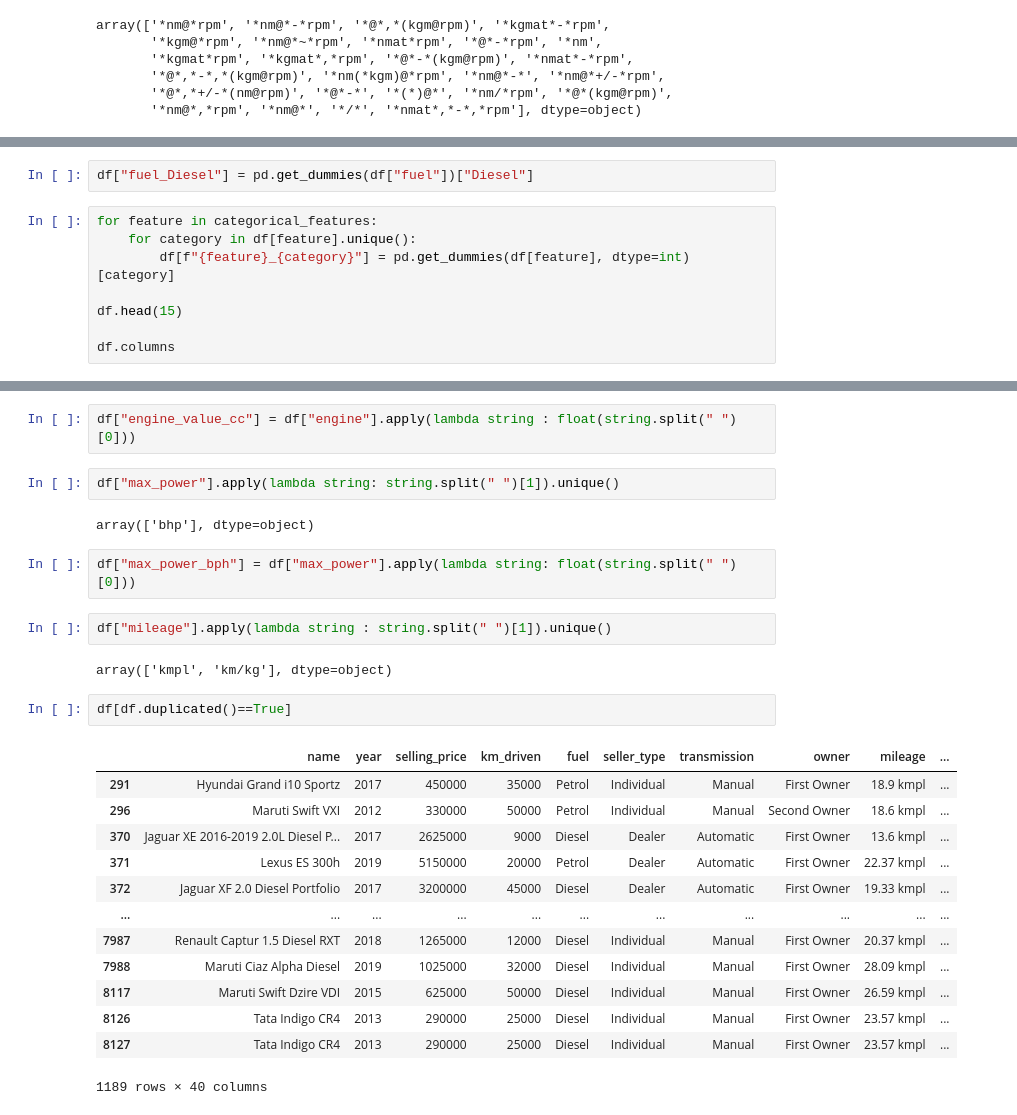
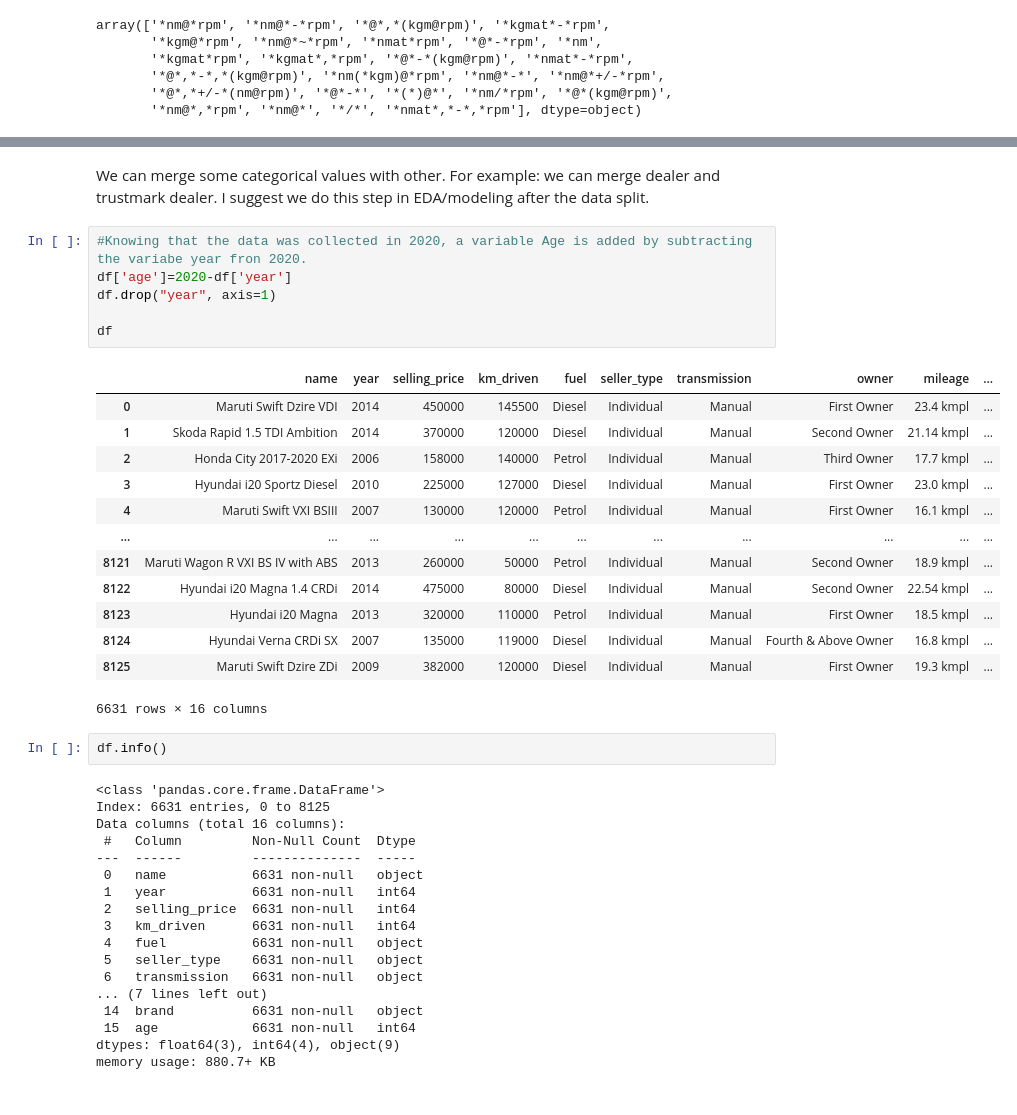
Before and after one commit to parabamoghv/Erdos-AU2024-CarSalesPricePrediction, a Jupyter notebook: notebooks/01_data_cleaning.ipynb, the cells around one changed output, grey strips where cells are left out. Saved outputs shown, nothing was run; the diff lists cells and outputs as text.

Commit message:
Created a combined cleaning notebook. Also a .py file that does train test split

```diff
--- a/notebooks/01_data_cleaning.ipynb
+++ b/notebooks/01_data_cleaning.ipynb
@@ -254,10 +299,0 @@ array(['Diesel', 'Petrol', 'LPG', 'CNG'], dtype=object)
-# %%
-df["fuel_Diesel"] = pd.get_dummies(df["fuel"])["Diesel"]
-# %%
-for feature in categorical_features:
-    for category in df[feature].unique():
-        df[f"{feature}_{category}"] = pd.get_dummies(df[feature], dtype=int)[category]
-
-df.head(15)
-
-df.columns
@@ -281,28 +300,42 @@ array(['CC'], dtype=object)
-# %%
-df["engine_value_cc"] = df["engine"].apply(lambda string : float(string.split(" ")[0]))
-# %%
-df["max_power"].apply(lambda string: string.split(" ")[1]).unique()
-# %% [output]
-array(['bhp'], dtype=object)
-# %%
-df["max_power_bph"] = df["max_power"].apply(lambda string: float(string.split(" ")[0]))
-# %%
-df["mileage"].apply(lambda string : string.split(" ")[1]).unique()
-# %% [output]
-array(['kmpl', 'km/kg'], dtype=object)
-# %%
-df[df.duplicated()==True]
-# %% [output]
-|  | name | year | selling_price | km_driven | fuel | seller_type | transmission | owner | mileage | ... |
-| 291 | Hyundai Grand i10 Sportz | 2017 | 450000 | 35000 | Petrol | Individual | Manual | First Owner | 18.9 kmpl | ... |
-| 296 | Maruti Swift VXI | 2012 | 330000 | 50000 | Petrol | Individual | Manual | Second Owner | 18.6 kmpl | ... |
-| 370 | Jaguar XE 2016-2019 2.0L Diesel P... | 2017 | 2625000 | 9000 | Diesel | Dealer | Automatic | First Owner | 13.6 kmpl | ... |
-| 371 | Lexus ES 300h | 2019 | 5150000 | 20000 | Petrol | Dealer | Automatic | First Owner | 22.37 kmpl | ... |
-| 372 | Jaguar XF 2.0 Diesel Portfolio | 2017 | 3200000 | 45000 | Diesel | Dealer | Automatic | First Owner | 19.33 kmpl | ... |
-| ... | ... | ... | ... | ... | ... | ... | ... | ... | ... | ... |
-| 7987 | Renault Captur 1.5 Diesel RXT | 2018 | 1265000 | 12000 | Diesel | Individual | Manual | First Owner | 20.37 kmpl | ... |
-| 7988 | Maruti Ciaz Alpha Diesel | 2019 | 1025000 | 32000 | Diesel | Individual | Manual | First Owner | 28.09 kmpl | ... |
-| 8117 | Maruti Swift Dzire VDI | 2015 | 625000 | 50000 | Diesel | Individual | Manual | First Owner | 26.59 kmpl | ... |
-| 8126 | Tata Indigo CR4 | 2013 | 290000 | 25000 | Diesel | Individual | Manual | First Owner | 23.57 kmpl | ... |
-| 8127 | Tata Indigo CR4 | 2013 | 290000 | 25000 | Diesel | Individual | Manual | First Owner | 23.57 kmpl | ... |
-1189 rows × 40 columns
+# %% [markdown]
+We can merge some categorical values with other. For example: we can merge dealer and trustmark dealer. I suggest we do this step in EDA/modeling after the data split.
+# %%
+#Knowing that the data was collected in 2020, a variable Age is added by subtracting the variabe year fron 2020.
+df['age']=2020-df['year']
+df.drop("year", axis=1)
+
+df
+# %% [output]
+|  | name | year | selling_price | km_driven | fuel | seller_type | transmission | owner | mileage | ... |
+| 0 | Maruti Swift Dzire VDI | 2014 | 450000 | 145500 | Diesel | Individual | Manual | First Owner | 23.4 kmpl | ... |
+| 1 | Skoda Rapid 1.5 TDI Ambition | 2014 | 370000 | 120000 | Diesel | Individual | Manual | Second Owner | 21.14 kmpl | ... |
+| 2 | Honda City 2017-2020 EXi | 2006 | 158000 | 140000 | Petrol | Individual | Manual | Third Owner | 17.7 kmpl | ... |
+| 3 | Hyundai i20 Sportz Diesel | 2010 | 225000 | 127000 | Diesel | Individual | Manual | First Owner | 23.0 kmpl | ... |
+| 4 | Maruti Swift VXI BSIII | 2007 | 130000 | 120000 | Petrol | Individual | Manual | First Owner | 16.1 kmpl | ... |
+| ... | ... | ... | ... | ... | ... | ... | ... | ... | ... | ... |
+| 8121 | Maruti Wagon R VXI BS IV with ABS | 2013 | 260000 | 50000 | Petrol | Individual | Manual | Second Owner | 18.9 kmpl | ... |
+| 8122 | Hyundai i20 Magna 1.4 CRDi | 2014 | 475000 | 80000 | Diesel | Individual | Manual | Second Owner | 22.54 kmpl | ... |
+| 8123 | Hyundai i20 Magna | 2013 | 320000 | 110000 | Petrol | Individual | Manual | First Owner | 18.5 kmpl | ... |
+| 8124 | Hyundai Verna CRDi SX | 2007 | 135000 | 119000 | Diesel | Individual | Manual | Fourth & Above Owner | 16.8 kmpl | ... |
+| 8125 | Maruti Swift Dzire ZDi | 2009 | 382000 | 120000 | Diesel | Individual | Manual | First Owner | 19.3 kmpl | ... |
+6631 rows × 16 columns
+# %%
+df.info()
+# %% [output]
+<class 'pandas.core.frame.DataFrame'>
+Index: 6631 entries, 0 to 8125
+Data columns (total 16 columns):
+ #   Column         Non-Null Count  Dtype
+---  ------         --------------  -----
+ 0   name           6631 non-null   object
+ 1   year           6631 non-null   int64
+ 2   selling_price  6631 non-null   int64
+ 3   km_driven      6631 non-null   int64
+ 4   fuel           6631 non-null   object
+ 5   seller_type    6631 non-null   object
+ 6   transmission   6631 non-null   object
+... (7 lines left out)
+ 14  brand          6631 non-null   object
+ 15  age            6631 non-null   int64
+dtypes: float64(3), int64(4), object(9)
+memory usage: 880.7+ KB
```
Also changed, not shown: parts of 51 cells of this notebook, 5 other files.
